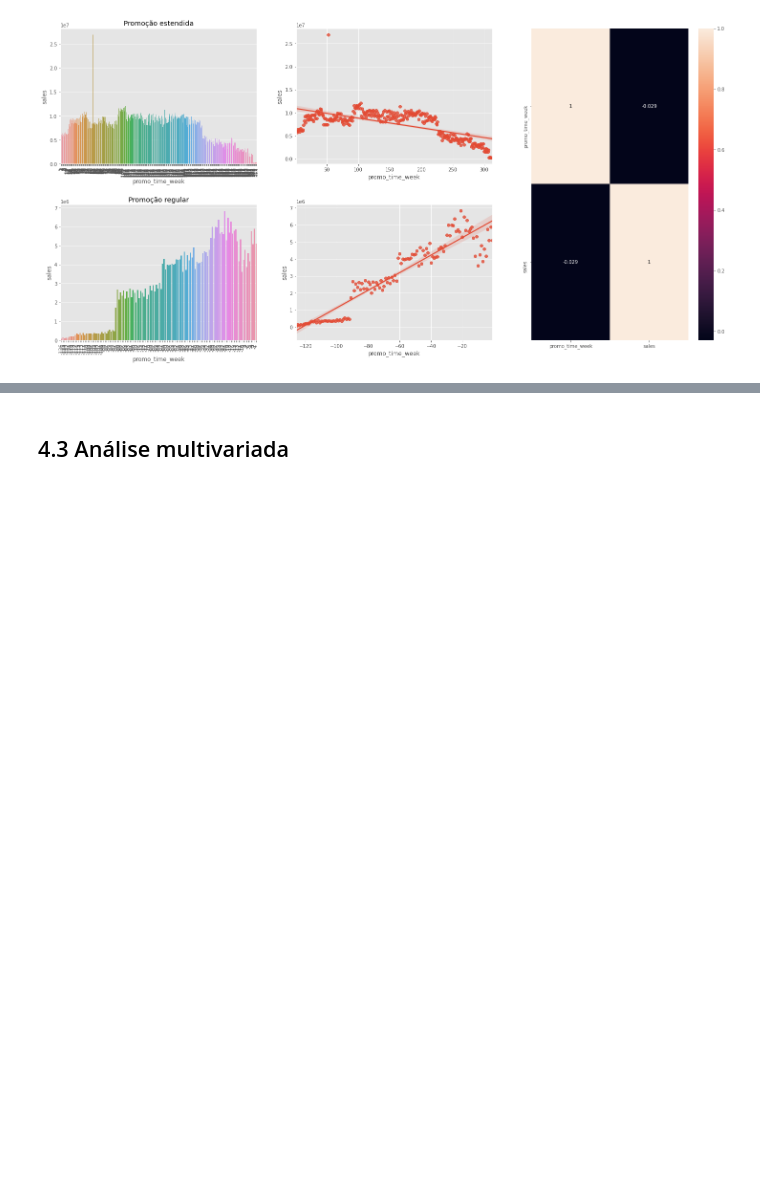
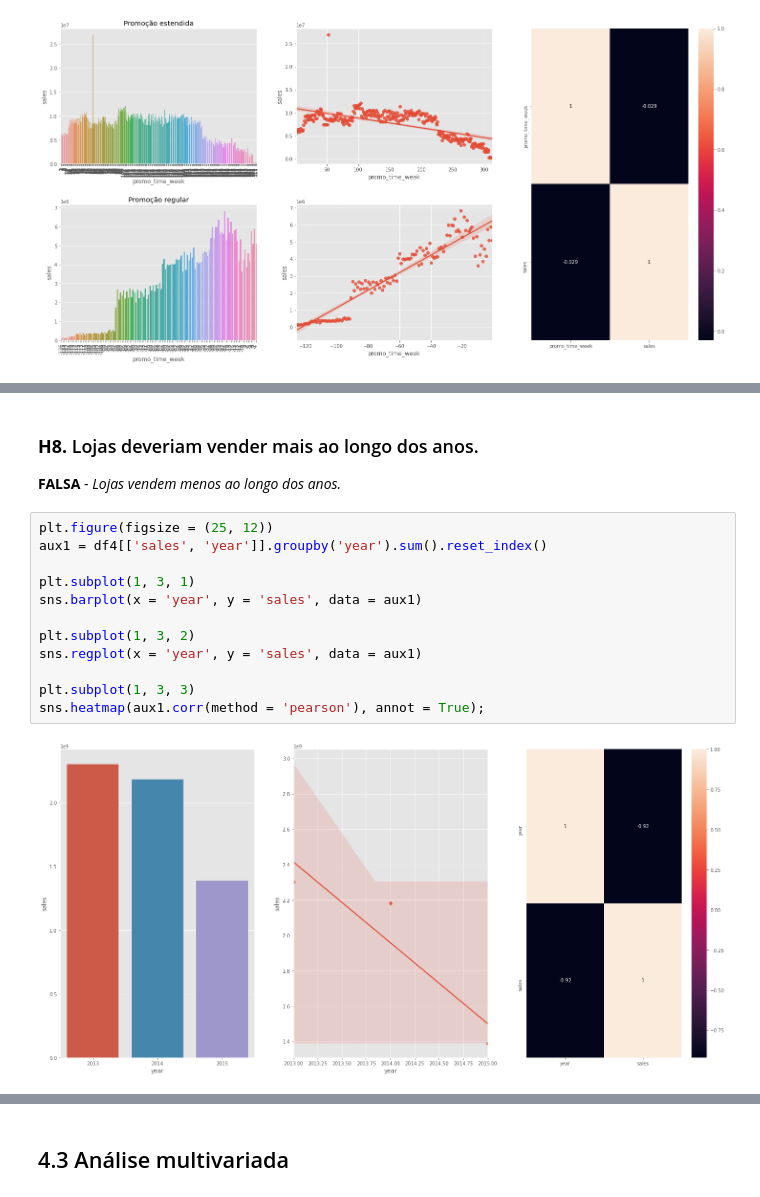
Before and after one commit to Rodrigo-O-Santos/rossman_store_sales, a Jupyter notebook: rossman__store_sales_prediction.ipynb, the cells around one changed output, grey strips where cells are left out. Saved outputs shown, nothing was run; the diff lists cells and outputs as text; blank space fills up the shorter version.

```diff
--- a/rossman__store_sales_prediction.ipynb
+++ b/rossman__store_sales_prediction.ipynb
@@ -707,0 +763,17 @@ plt.subplots_adjust(hspace = 0.3);
+# %% [markdown]
+### **H8.** Lojas deveriam vender mais ao longo dos anos.
+**FALSA** - *Lojas vendem menos ao longo dos anos.*
+# %%
+plt.figure(figsize = (25, 12))
+aux1 = df4[['sales', 'year']].groupby('year').sum().reset_index()
+
+plt.subplot(1, 3, 1)
+sns.barplot(x = 'year', y = 'sales', data = aux1)
+
+plt.subplot(1, 3, 2)
+sns.regplot(x = 'year', y = 'sales', data = aux1)
+
+plt.subplot(1, 3, 3)
+sns.heatmap(aux1.corr(method = 'pearson'), annot = True);
+# %% [output]
+[figure, added]
```
Also changed, not shown: parts of 43 cells of this notebook.
